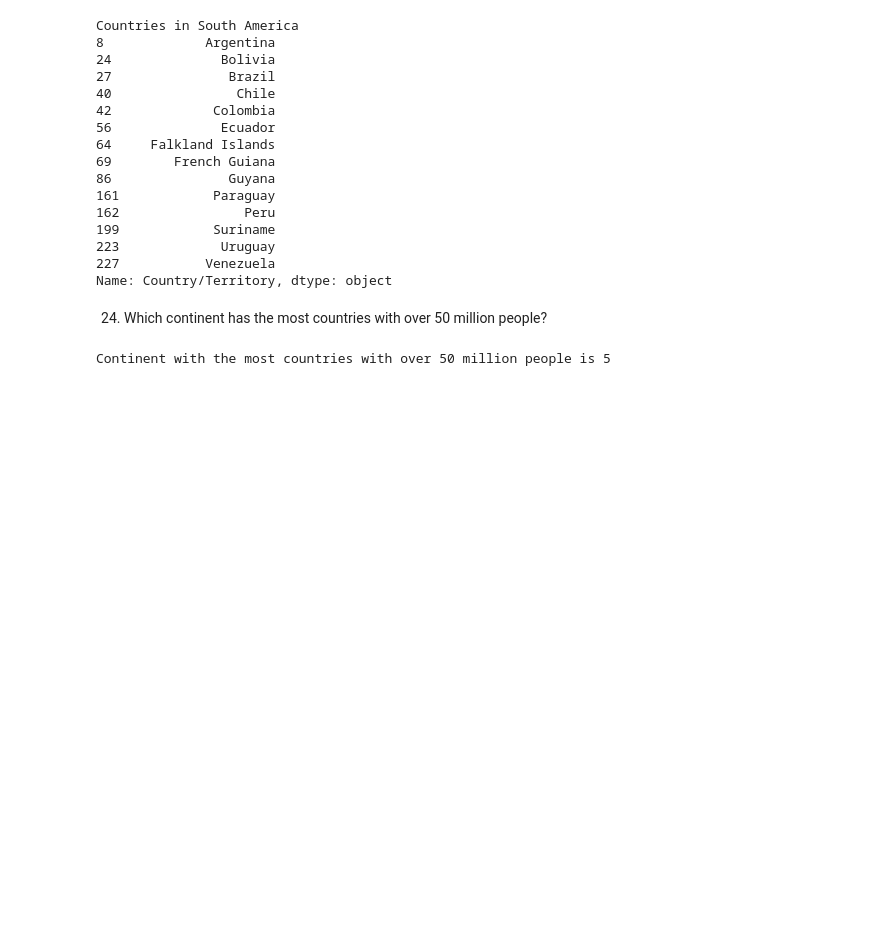
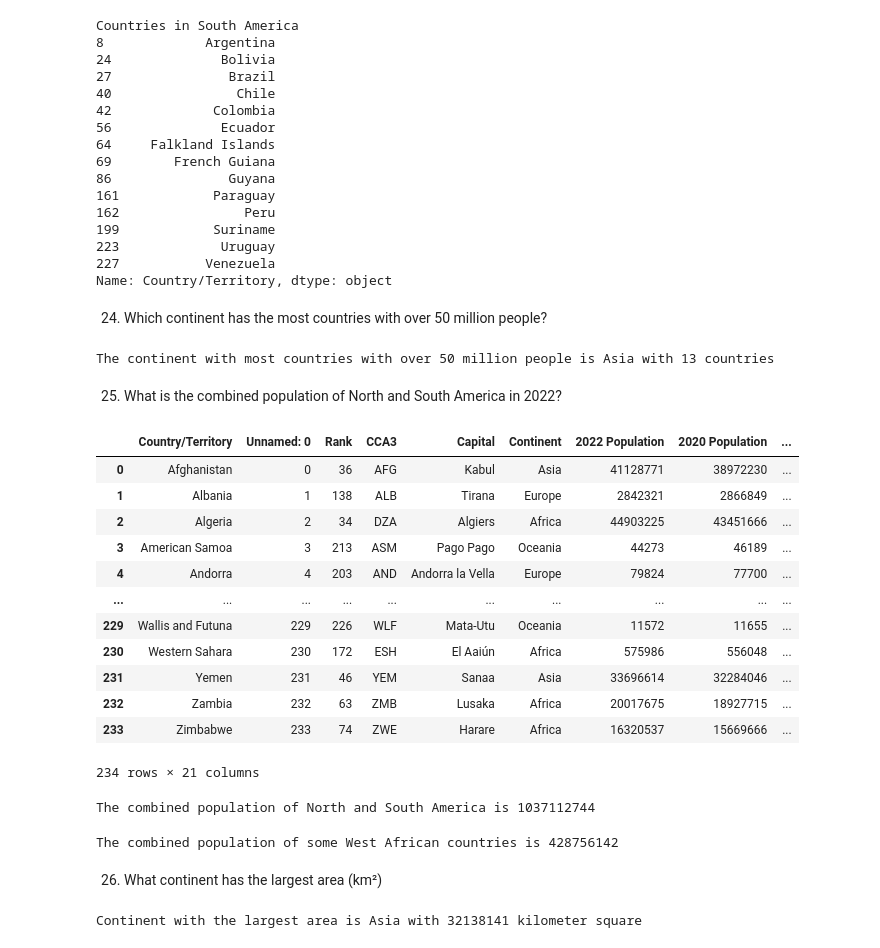
Before and after one commit to HABUDANHAYABK/world-population-dynamics, a Jupyter notebook: notebooks/02_question_analysis.ipynb, the cells around one changed output. Cells and saved outputs as stored; diff of their text form; code cells hidden in the pictures; blank space fills up the shorter version.

```diff
--- a/notebooks/02_question_analysis.ipynb
+++ b/notebooks/02_question_analysis.ipynb
@@ -430,8 +430,45 @@ Name: Country/Territory, dtype: object
 24. Which continent has the most countries with over 50 million people?
 # %%
 countries_gth_50M = world_pp[world_pp["2022 Population"] > 50_000_000]
-continent_gth_50M = countries_gth_50M.groupby("Continent")["Country/Territory"].idxmax()
+continent_count = countries_gth_50M['Continent'].value_counts()
 
-print(f"Continent with the most countries with over 50 million people is {continent_gth_50M}")
+most_continent_name = continent_count.idxmax()
+most_continent_value = continent_count.max()
+
+print(f"The continent with most countries with over 50 million people is {most_continent_name} with {most_continent_value} countries")
 # %% [output]
-Continent with the most countries with over 50 million people is 5
+The continent with most countries with over 50 million people is Asia with 13 countries
+# %% [markdown]
+25. What is the combined population of North and South America in 2022?
+# %%
+world_pp_ind = world_pp.set_index("Country/Territory")
+world_pp_ind.reset_index()
+# %% [output]
+|  | Country/Territory | Unnamed: 0 | Rank | CCA3 | Capital | Continent | 2022 Population | 2020 Population | ... |
+| 0 | Afghanistan | 0 | 36 | AFG | Kabul | Asia | 41128771 | 38972230 | ... |
+| 1 | Albania | 1 | 138 | ALB | Tirana | Europe | 2842321 | 2866849 | ... |
+| 2 | Algeria | 2 | 34 | DZA | Algiers | Africa | 44903225 | 43451666 | ... |
+| 3 | American Samoa | 3 | 213 | ASM | Pago Pago | Oceania | 44273 | 46189 | ... |
+| 4 | Andorra | 4 | 203 | AND | Andorra la Vella | Europe | 79824 | 77700 | ... |
+| ... | ... | ... | ... | ... | ... | ... | ... | ... | ... |
+| 229 | Wallis and Futuna | 229 | 226 | WLF | Mata-Utu | Oceania | 11572 | 11655 | ... |
+| 230 | Western Sahara | 230 | 172 | ESH | El Aaiún | Africa | 575986 | 556048 | ... |
+| 231 | Yemen | 231 | 46 | YEM | Sanaa | Asia | 33696614 | 32284046 | ... |
+| 232 | Zambia | 232 | 63 | ZMB | Lusaka | Africa | 20017675 | 18927715 | ... |
+| 233 | Zimbabwe | 233 | 74 | ZWE | Harare | Africa | 16320537 | 15669666 | ... |
+234 rows × 21 columns
+# %%
+north_south = world_pp[world_pp["Continent"].isin(["North America", "South America"])]
+combined_pp = north_south["2022 Population"].sum()
+print(f"The combined population of North and South America is {combined_pp}")
+# %% [output]
+The combined population of North and South America is 1037112744
+# %%
+west_africa = ["Niger", "Nigeria", "Burkina Faso", "Benin", "Togo", "Ghana", "Liberia", "Mali", "Senegal", "Guinea", "Sierra Leone", "Gabon", "Angola"]
+pp_west_africa = world_pp[world_pp["Country/Territory"].isin(west_africa)]
+
+combined_pp_west_africa = pp_west_africa["2022 Population"].sum()
+
+print(f"The combined population of some West African countries is {combined_pp_west_africa}")
+# %% [output]
+The combined population of some West African countries is 428756142
@@ -437,0 +477,11 @@ Continent with the most countries with over 50 million people is 5
+# %% [markdown]
+26. What continent has the largest area (km²)
+# %%
+continent_area = world_pp.groupby("Continent")["Area (Km2)"].sum()
+
+large_continent = continent_area.idxmax()
+large_area = continent_area.max()
+
+print(f"Continent with the largest area is {large_continent} with {large_area} kilometer square")
+# %% [output]
+Continent with the largest area is Asia with 32138141 kilometer square
```
Also changed, not shown: parts of 1 cell of this notebook.
